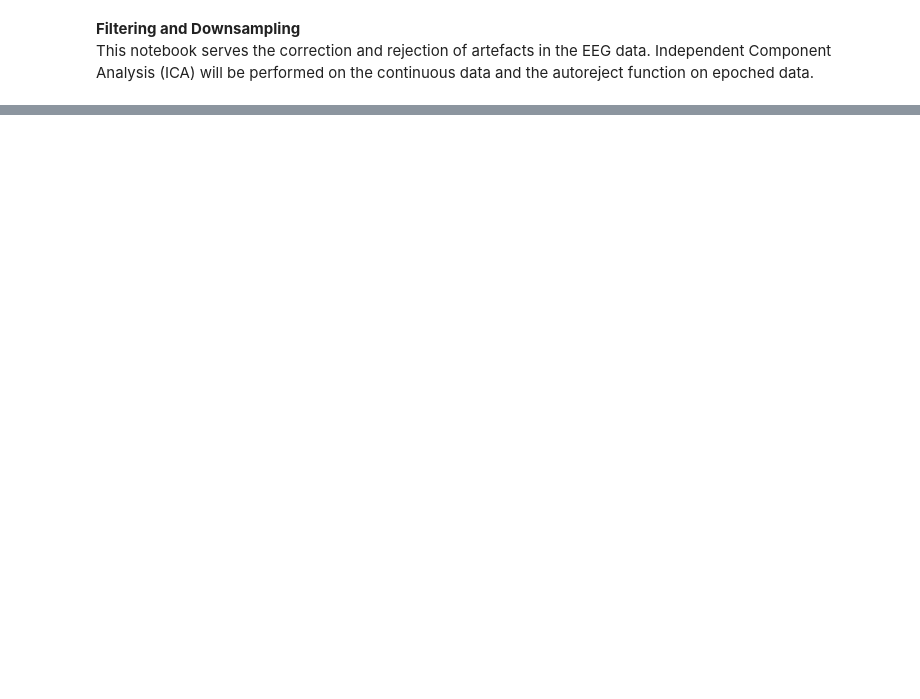
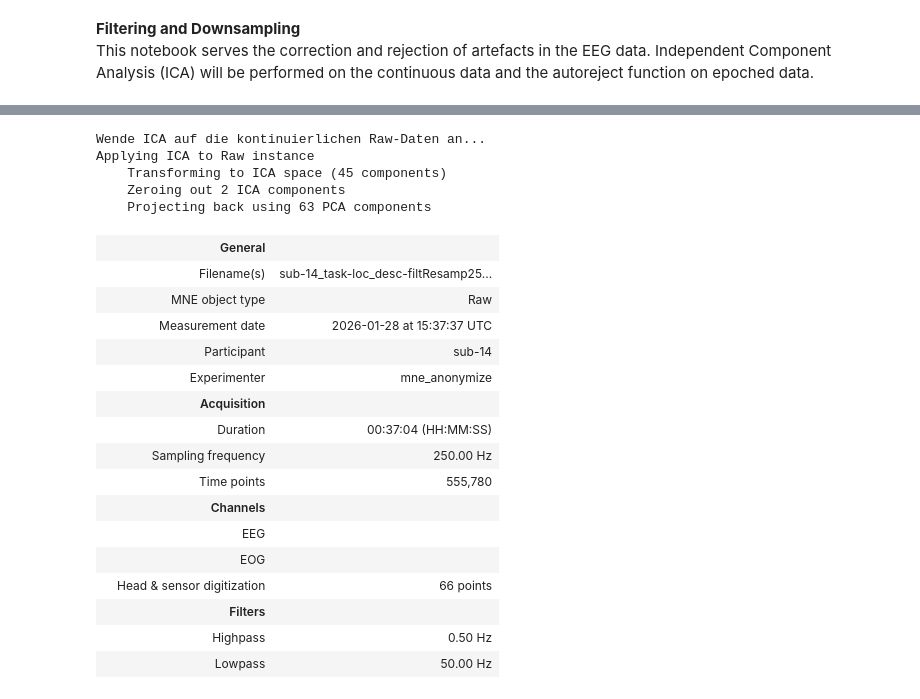
Before and after one commit to noah-mba/LOC_analysis, a Jupyter notebook: scripts/eeg/e_ica_autoreject.ipynb, the cells around one changed output, grey strips where cells are left out. Cells and saved outputs as stored; diff of their text form; code cells hidden in the pictures; blank space fills up the shorter version.

```diff
--- a/scripts/eeg/e_ica_autoreject.ipynb
+++ b/scripts/eeg/e_ica_autoreject.ipynb
@@ -61,0 +145,30 @@ Reading 0 ... 555779  =      0.000 ...  2223.116 secs...
+# %%
+# Wir nehmen für das Gerüst an, dass Komponenten 0 und 1 Blinzeln sind:
+ica.exclude = [2, 4]  # Diese Liste nach deiner visuellen Inspektion anpassen!
+
+print("Wende ICA auf die kontinuierlichen Raw-Daten an...")
+raw_clean = raw_eeg.copy()
+ica.apply(raw_clean)
+# %% [output]
+Wende ICA auf die kontinuierlichen Raw-Daten an...
+Applying ICA to Raw instance
+    Transforming to ICA space (45 components)
+    Zeroing out 2 ICA components
+    Projecting back using 63 PCA components
+|  | General |  |
+|  | Filename(s) | sub-14_task-loc_desc-filtResamp25... |
+|  | MNE object type | Raw |
+|  | Measurement date | 2026-01-28 at 15:37:37 UTC |
+|  | Participant | sub-14 |
+|  | Experimenter | mne_anonymize |
+|  | Acquisition |  |
+|  | Duration | 00:37:04 (HH:MM:SS) |
+|  | Sampling frequency | 250.00 Hz |
+|  | Time points | 555,780 |
+|  | Channels |  |
+|  | EEG |  |
+|  | EOG |  |
+|  | Head & sensor digitization | 66 points |
+|  | Filters |  |
+|  | Highpass | 0.50 Hz |
+|  | Lowpass | 50.00 Hz |
```
Also changed, not shown: parts of 9 cells of this notebook.
